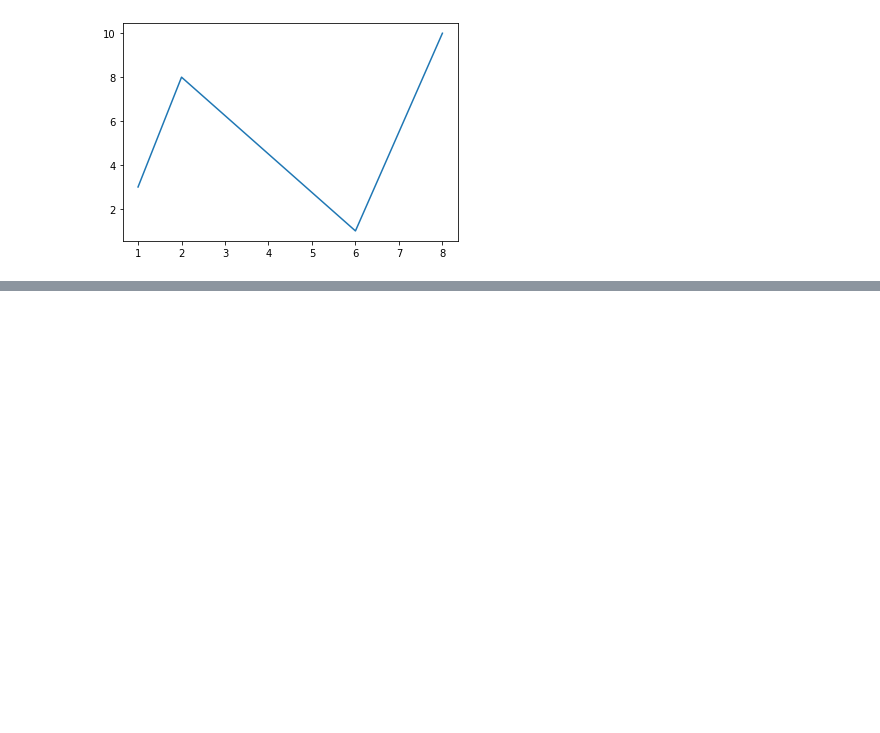
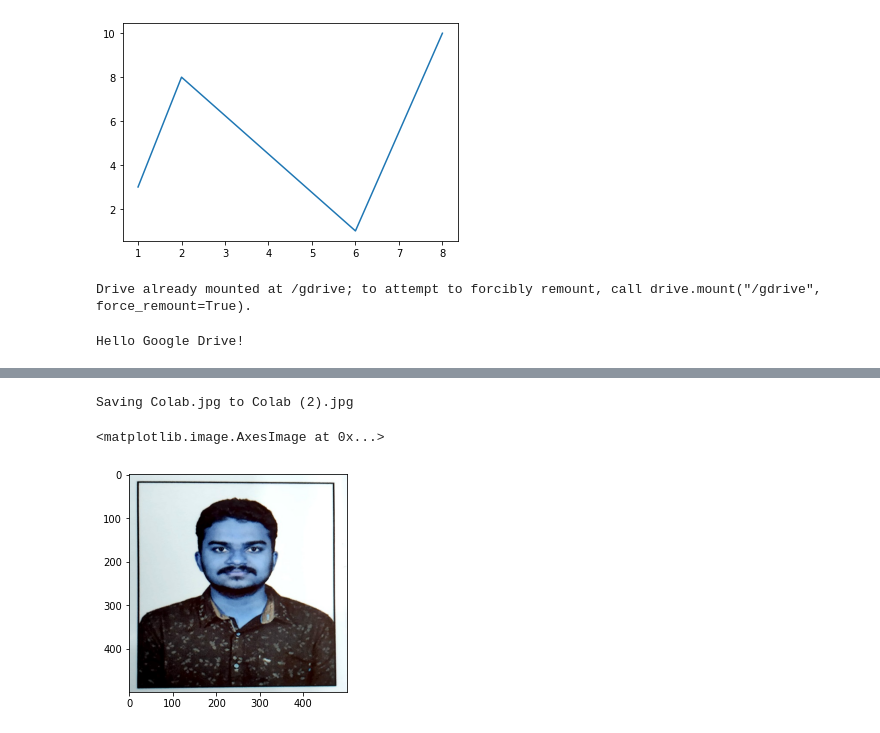
Before and after one commit to vikasvr1997/fmml2021, a Jupyter notebook: FMML_Jan22_M1L1.ipynb, the cells around one changed output, grey strips where cells are left out. Drawn from its saved outputs; the diff is of its cells as text; code cells hidden in the pictures; blank space fills up the shorter version.

```diff
--- a/FMML_Jan22_M1L1.ipynb
+++ b/FMML_Jan22_M1L1.ipynb
@@ -361,3 +361,21 @@ plt.show()
 [figure]
 # %%
 ## Question 3 : Upload an image to your google drive, Use plt.imread to read image from the google drive and then print that image using plt.imshow
+# %%
+from google.colab import drive
+drive.mount('/gdrive')
+# %% [output]
+Drive already mounted at /gdrive; to attempt to forcibly remount, call drive.mount("/gdrive", force_remount=True).
+# %%
+with open('/gdrive/My Drive/foo.txt', 'w') as f:
+  f.write('Hello Google Drive!')
+!cat '/gdrive/My Drive/foo.txt'
+# %% [output]
+Hello Google Drive!
+# %%
+import cv2 as cv
+from google.colab import files
+files.upload()
+raw_image = cv.imread('Colab.jpg', 1)
+plt.imshow(raw_image)
+# %% [output]
@@ -363,0 +383,3 @@ plt.show()
+Saving Colab.jpg to Colab (2).jpg
+<matplotlib.image.AxesImage at 0x...>
+[figure, added]
```
Also changed, not shown: parts of 1 cell of this notebook.
